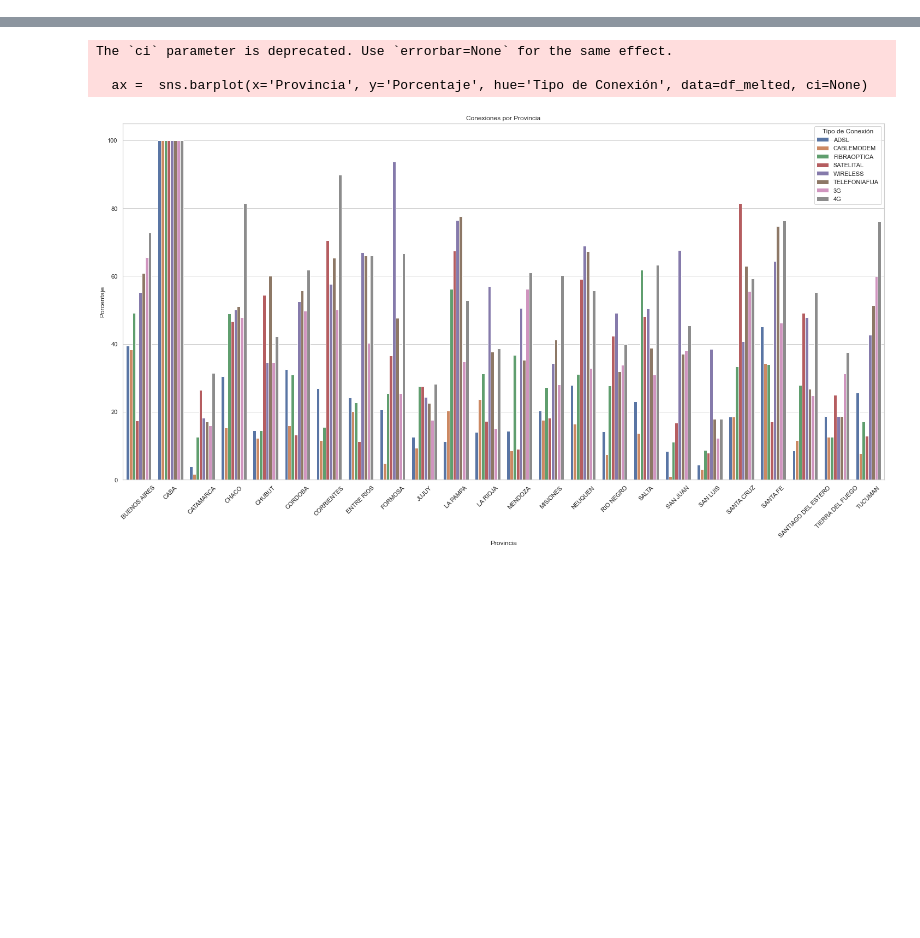
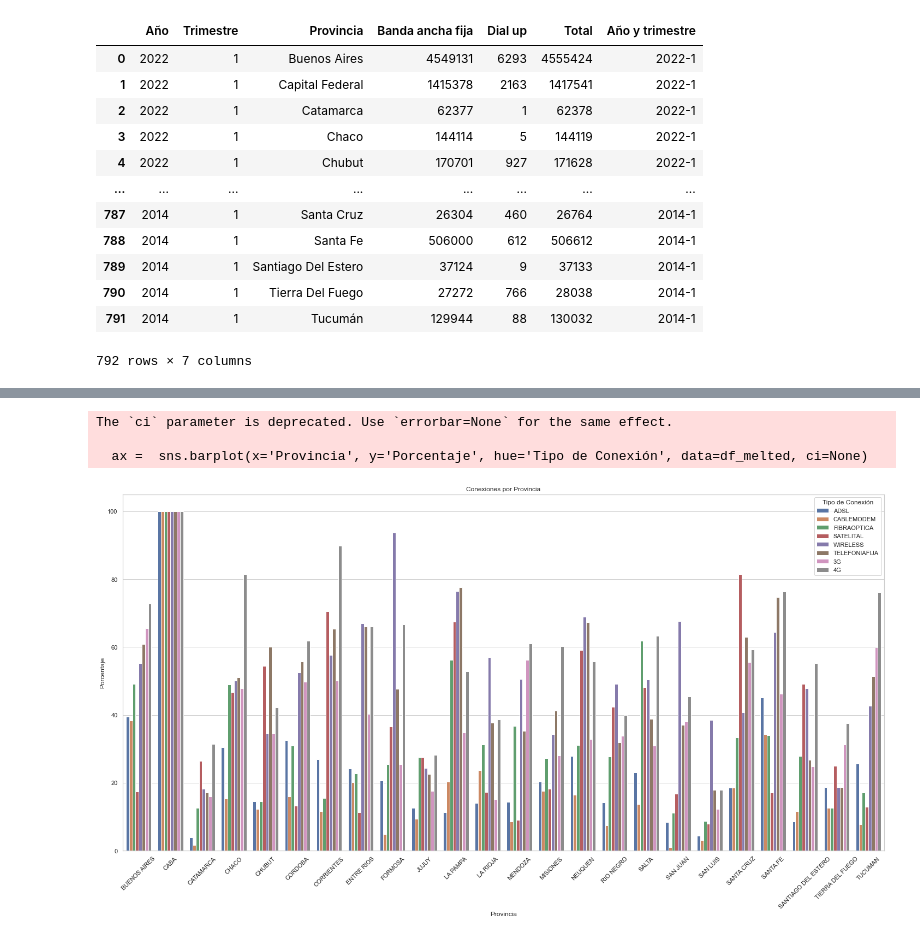
Before and after one commit to Galo0000/Analitics_Proyect, a Jupyter notebook: EDA.ipynb, the cells around one changed output, grey strips where cells are left out. Saved outputs shown, nothing was run; the diff lists cells and outputs as text; code cells hidden in the pictures; blank space fills up the shorter version.

```diff
--- a/EDA.ipynb
+++ b/EDA.ipynb
@@ -9,0 +70,16 @@ df_Conectividad_servicio_Internet = pd.read_pickle('./Internet_datasets/Conectiv
+# %%
+dataframes[0]
+# %% [output]
+|  | Año | Trimestre | Provincia | Banda ancha fija | Dial up | Total | Año y trimestre |
+| 0 | 2022 | 1 | Buenos Aires | 4549131 | 6293 | 4555424 | 2022-1 |
+| 1 | 2022 | 1 | Capital Federal | 1415378 | 2163 | 1417541 | 2022-1 |
+| 2 | 2022 | 1 | Catamarca | 62377 | 1 | 62378 | 2022-1 |
+| 3 | 2022 | 1 | Chaco | 144114 | 5 | 144119 | 2022-1 |
+| 4 | 2022 | 1 | Chubut | 170701 | 927 | 171628 | 2022-1 |
+| ... | ... | ... | ... | ... | ... | ... | ... |
+| 787 | 2014 | 1 | Santa Cruz | 26304 | 460 | 26764 | 2014-1 |
+| 788 | 2014 | 1 | Santa Fe | 506000 | 612 | 506612 | 2014-1 |
+| 789 | 2014 | 1 | Santiago Del Estero | 37124 | 9 | 37133 | 2014-1 |
+| 790 | 2014 | 1 | Tierra Del Fuego | 27272 | 766 | 28038 | 2014-1 |
+| 791 | 2014 | 1 | Tucumán | 129944 | 88 | 130032 | 2014-1 |
+792 rows × 7 columns
```
Also changed, not shown: parts of 10 cells of this notebook, 15 other files.
